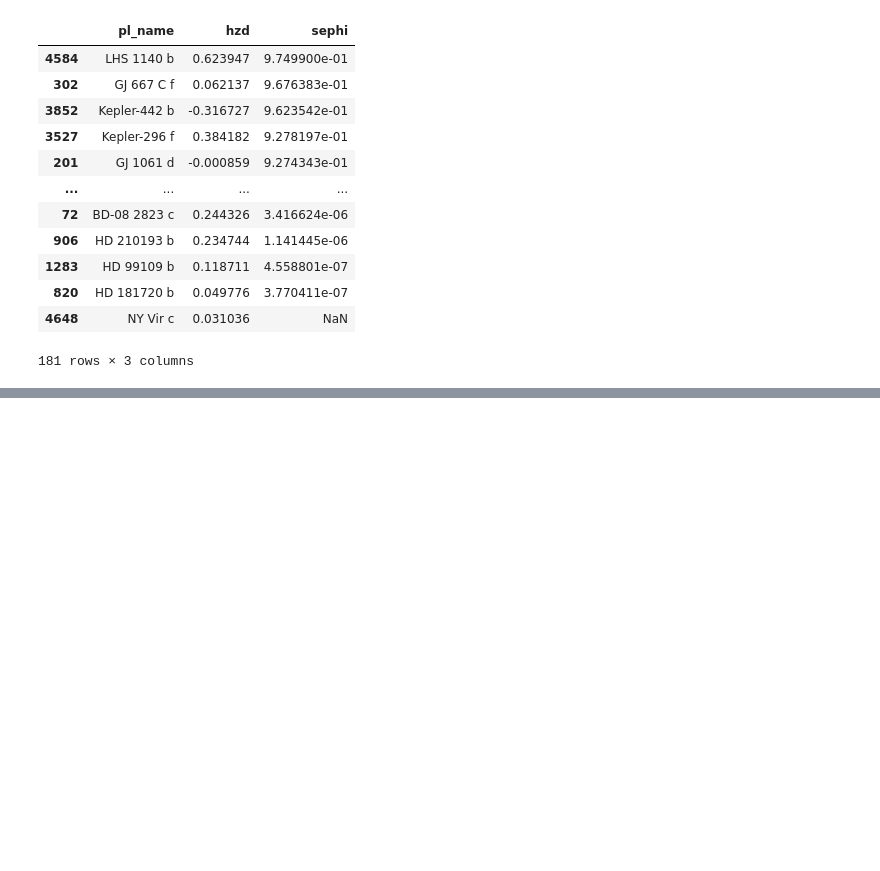
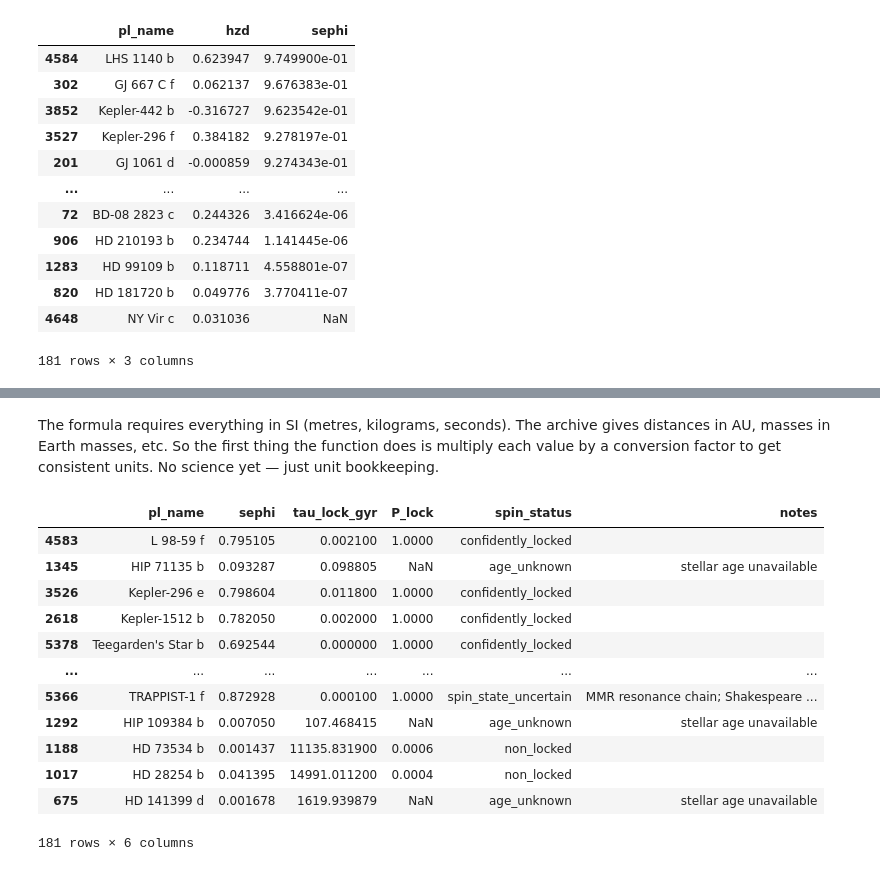
Before and after one commit to ShankarSrivathsa/exoplanet-habitability, a Jupyter notebook: phase_two.ipynb, the cells around one changed output, grey strips where cells are left out. Cells and saved outputs as stored; diff of their text form; code cells hidden in the pictures; blank space fills up the shorter version.

Commit message:
Completed calculating P_lock

```diff
--- a/phase_two.ipynb
+++ b/phase_two.ipynb
@@ -312,0 +360,16 @@ raw_df[['pl_name','hzd','sephi']].sort_values('sephi',ascending=False)
+# %% [markdown]
+The formula requires everything in SI (metres, kilograms, seconds). The archive gives distances in AU, masses in Earth masses, etc. So the first thing the function does is multiply each value by a conversion factor to get consistent units. No science yet — just unit bookkeeping.
+# %%
+# Constants
+G          = 6.674e-11      # m^3 kg^-1 s^-2
+M_sun      = 1.989e30       # kg
+M_earth    = 5.972e24       # kg
+R_earth    = 6.371e6        # m
+AU         = 1.496e11       # m
+GYR_TO_SEC = 3.156e16       # s
+
+# Kasting 1993 convention
+Q       = 100
+k2      = 0.3
+alpha   = 0.34
+omega_i = 1.3e-4            # rad/s  (initial spin rate)
@@ -312,0 +399,21 @@ raw_df[['pl_name','hzd','sephi']].sort_values('sephi',ascending=False)
+# %%
+def resolve_age(pl_name, st_age, st_rotp):
+    # Priority 1: archive value
+    if not np.isnan(st_age):
+        return st_age
+    # Priority 2: literature hardcode
+    if pl_name in LITERATURE_AGES:
+        return LITERATURE_AGES[pl_name]
+    # Priority 3: gyrochronology via st_rotp (Barnes 2007)
+    # Note: calibrated on solar-type stars; less reliable for M dwarfs
+    if not np.isnan(st_rotp):
+        return round((st_rotp / 0.407) ** (1.0 / 0.566) / 1000.0, 2)
+    # Priority 4: unresolvable
+    return None
+
+resolve_age_vec = np.vectorize(resolve_age)
+raw_df['st_age'] = resolve_age_vec(
+    raw_df['pl_name'].values,
+    raw_df['st_age'].values,
+    raw_df['st_rotp'].values
+)
@@ -312,0 +472,16 @@ raw_df[['pl_name','hzd','sephi']].sort_values('sephi',ascending=False)
+# %%
+raw_df[['pl_name','sephi','tau_lock_gyr','P_lock','spin_status','notes']]
+# %% [output]
+|  | pl_name | sephi | tau_lock_gyr | P_lock | spin_status | notes |
+| 4583 | L 98-59 f | 0.795105 | 0.002100 | 1.0000 | confidently_locked |  |
+| 1345 | HIP 71135 b | 0.093287 | 0.098805 | NaN | age_unknown | stellar age unavailable |
+| 3526 | Kepler-296 e | 0.798604 | 0.011800 | 1.0000 | confidently_locked |  |
+| 2618 | Kepler-1512 b | 0.782050 | 0.002000 | 1.0000 | confidently_locked |  |
+| 5378 | Teegarden's Star b | 0.692544 | 0.000000 | 1.0000 | confidently_locked |  |
+| ... | ... | ... | ... | ... | ... | ... |
+| 5366 | TRAPPIST-1 f | 0.872928 | 0.000100 | 1.0000 | spin_state_uncertain | MMR resonance chain; Shakespeare ... |
+| 1292 | HIP 109384 b | 0.007050 | 107.468415 | NaN | age_unknown | stellar age unavailable |
+| 1188 | HD 73534 b | 0.001437 | 11135.831900 | 0.0006 | non_locked |  |
+| 1017 | HD 28254 b | 0.041395 | 14991.011200 | 0.0004 | non_locked |  |
+| 675 | HD 141399 d | 0.001678 | 1619.939879 | NaN | age_unknown | stellar age unavailable |
+181 rows × 6 columns
```
Also changed, not shown: parts of 5 cells of this notebook.
